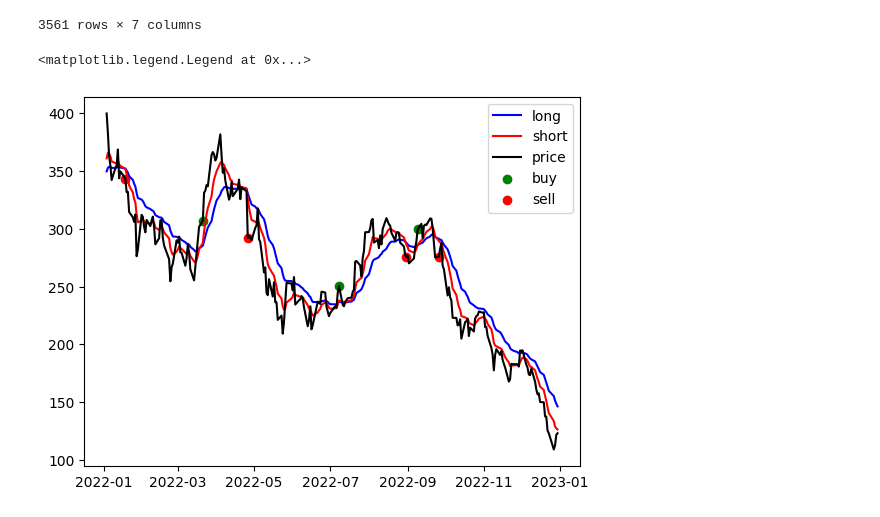
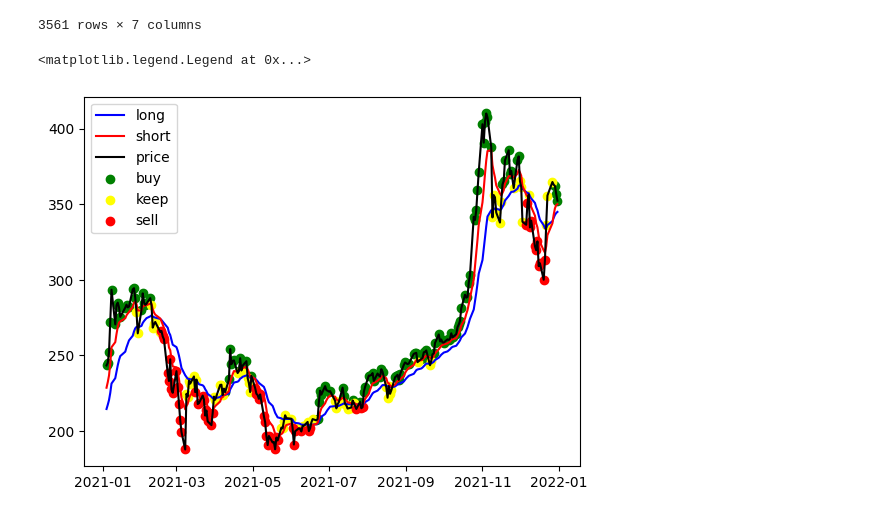
Before and after one commit to kauanmaf/field_project_cartesius, a Jupyter notebook: ma_crossover.ipynb, the cells around one changed output. Cells and saved outputs as stored; diff of their text form; code cells hidden in the pictures.

Commit message:
Colocando opção "neutro" no cruzamento de média móvel

```diff
--- a/ma_crossover.ipynb
+++ b/ma_crossover.ipynb
@@ -80,23 +54,43 @@ def ma_crossover(long_average, short_average):
+# %%
+# Função do cruzamento de médias móveis
+def ma_crossover(long_average, short_average):
+    # Fazendo a interseção dos valores das médias de acordo com as datas
+    long_average_aligned, short_average_aligned = long_average.align(short_average, join = "inner")
+    # Calculando a diferença entre as médias
+    diff = short_average_aligned - long_average_aligned
+    # Calculando a variação diária da média curta
+    short_average_var = short_average_aligned.diff()
+
+    # Se a média curta está maior que a longa e está subindo, compra
+    diff[(diff * short_average_var > 0) & (diff > 0)] = 1
+    # Se a média curta está menor que a longa e está descendo, vende
+    diff[(diff * short_average_var > 0) & (diff < 0)] = -1
+    # Se a média curta está menor que a longa e está subindo ou maior e descendo, fica neutro
+    diff[diff * short_average_var < 0] = 0
+
+    return diff
 # %%
 # Médias longa e curta
 long_average = moving_average(tsla_data["Adj Close"], tsla_data["Date"], 21)
 short_average = moving_average(tsla_data["Adj Close"], tsla_data["Date"], 8)
 evaluations = ma_crossover(long_average, short_average)
 
 # Datas de início e fim do intervalo do gráfico
-start_date = "2022-01-01"
-stop_date = "2023-01-01"
+start_date = "2021-01-01"
+stop_date = "2022-01-01"
 
 # Eventos de compra e venda do período
-buys = evaluations[(evaluations.index > start_date) & (evaluations.index < stop_date) & (evaluations.values == "buy")].index
-sells = evaluations[(evaluations.index > start_date) & (evaluations.index < stop_date) & (evaluations.values == "sell")].index
+buys = evaluations[(evaluations.index > start_date) & (evaluations.index < stop_date) & (evaluations.values == 1)].index
+keeps = evaluations[(evaluations.index > start_date) & (evaluations.index < stop_date) & (evaluations.values == 0)].index
+sells = evaluations[(evaluations.index > start_date) & (evaluations.index < stop_date) & (evaluations.values == -1)].index
 
 plt.plot(long_average[(long_average.index > pd.to_datetime(start_date)) & (long_average.index < pd.to_datetime(stop_date))], color = "blue", label = "long")
 plt.plot(short_average[(short_average.index > pd.to_datetime(start_date)) & (short_average.index < pd.to_datetime(stop_date))], color = "red", label = "short")
 plt.plot(pd.Series(tsla_data["Adj Close"][(tsla_data["Date"] > pd.to_datetime(start_date)) & (tsla_data["Date"] < pd.to_datetime(stop_date))].values, tsla_data["Date"][(tsla_data["Date"] > pd.to_datetime(start_date)) & (tsla_data["Date"] < pd.to_datetime(stop_date))]), color = "black", label = "price")
 plt.scatter(buys, tsla_data[tsla_data["Date"].isin(buys)]["Adj Close"], color = "green", label = "buy")
+plt.scatter(keeps, tsla_data[tsla_data["Date"].isin(keeps)]["Adj Close"], color = "yellow", label = "keep")
 plt.scatter(sells, tsla_data[tsla_data["Date"].isin(sells)]["Adj Close"], color = "red", label = "sell")
 plt.legend()
 # %% [output]
 <matplotlib.legend.Legend at 0x...>
-[figure, old version]
+[figure, new version]
```
Also changed, not shown: parts of 1 cell of this notebook, 1 other file.
